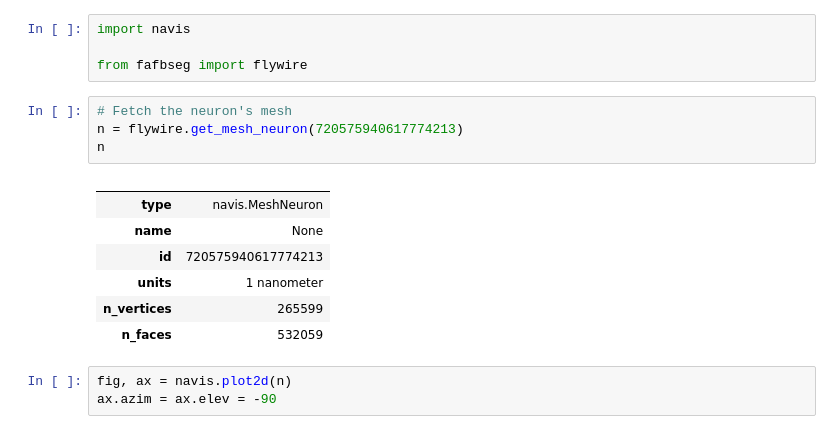
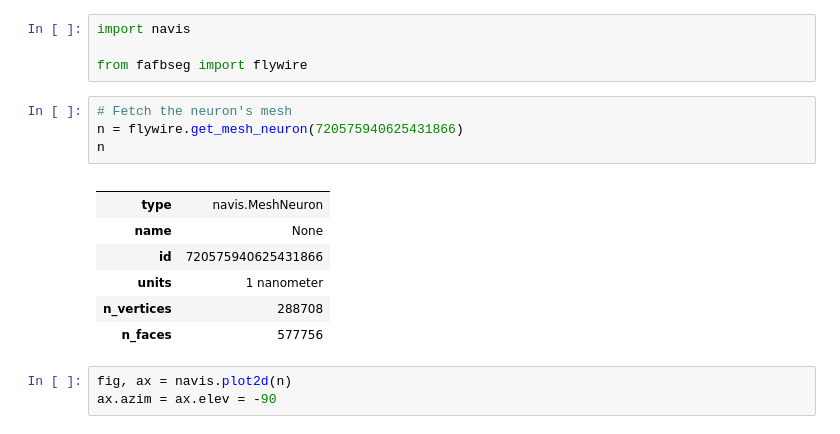
Before and after one commit to navis-org/fafbseg-py, a Jupyter notebook: docs/source/tutorials/flywire_neurons.ipynb, the cells around one changed output. Drawn from its saved outputs; the diff is of its cells as text.

```diff
--- a/docs/source/tutorials/flywire_neurons.ipynb
+++ b/docs/source/tutorials/flywire_neurons.ipynb
@@ -10,16 +10,16 @@ import navis
 from fafbseg import flywire
 # %%
 # Fetch the neuron's mesh
-n = flywire.get_mesh_neuron(720575940617774213)
+n = flywire.get_mesh_neuron(720575940625431866)
 n
 # %% [output]
 |  |  |
 | type | navis.MeshNeuron |
 | name | None |
-| id | 720575940617774213 |
+| id | 720575940625431866 |
 | units | 1 nanometer |
-| n_vertices | 265599 |
-| n_faces | 532059 |
+| n_vertices | 288708 |
+| n_faces | 577756 |
 # %%
 fig, ax = navis.plot2d(n)
 ax.azim = ax.elev = -90
```
Also changed, not shown: parts of 10 cells of this notebook.
